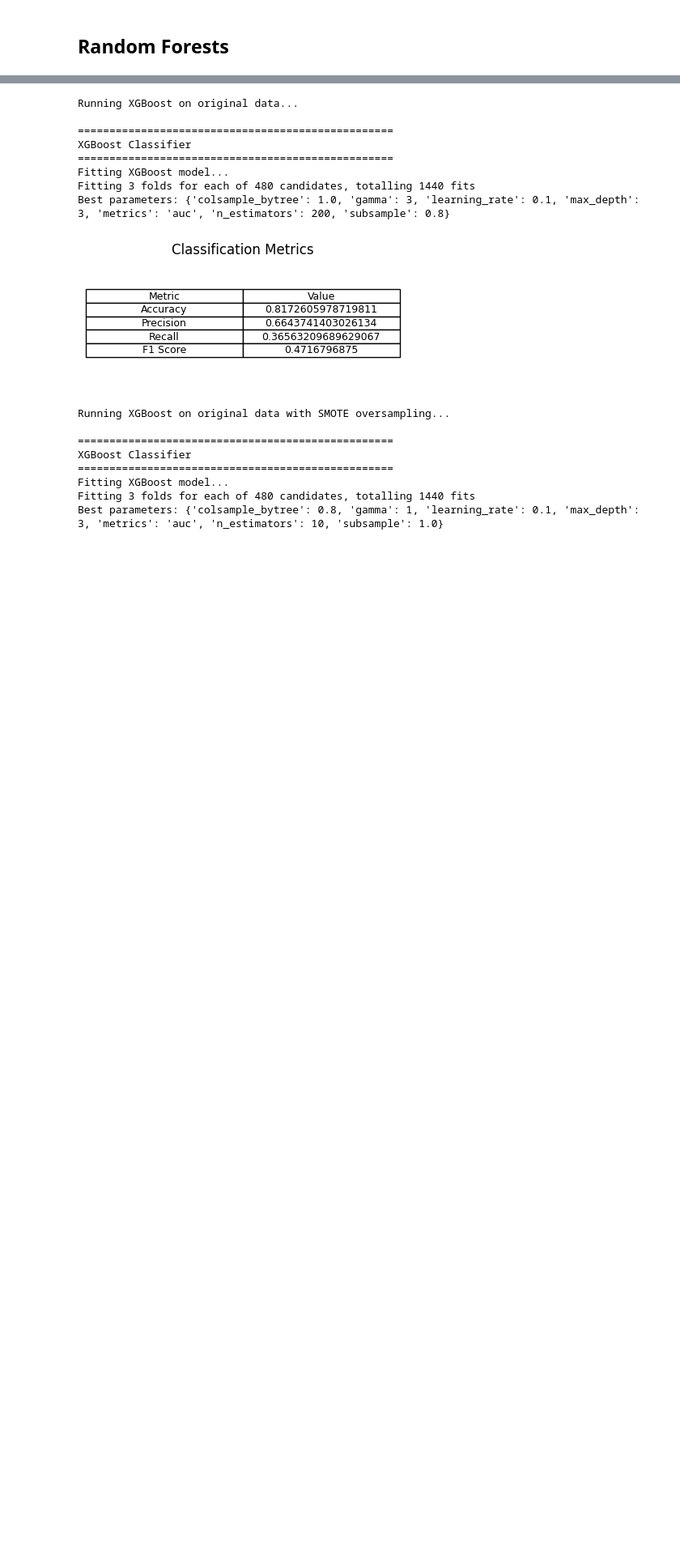
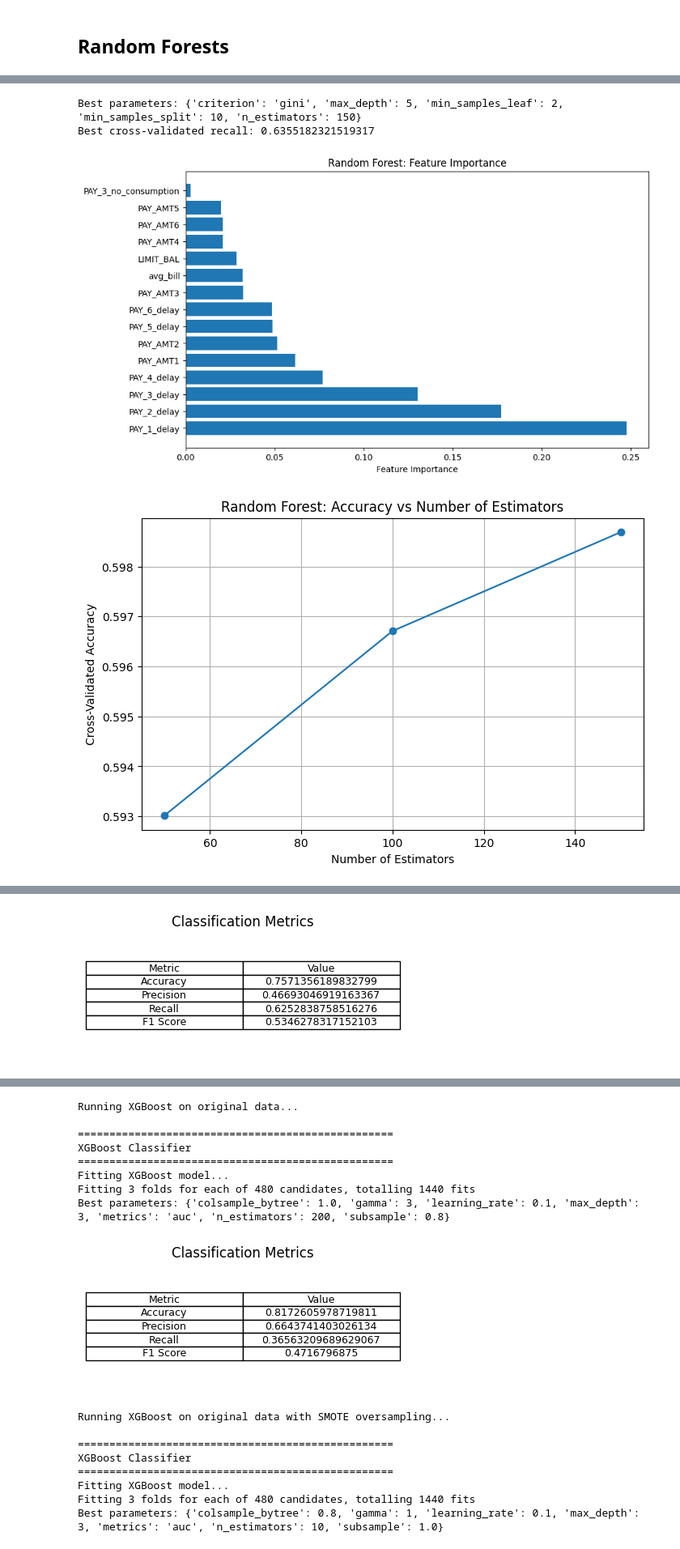
Before and after one commit to Roque97/DS-Project---Predicting-Default-of-Credit-Card-Clients-Taiwan-2005, a Jupyter notebook: notebooks/modeling.ipynb, the cells around one changed output, grey strips where cells are left out. Shown at 81% size. Cells and saved outputs as stored; diff of their text form; code cells hidden in the pictures; blank space fills up the shorter version.

```diff
--- a/notebooks/modeling.ipynb
+++ b/notebooks/modeling.ipynb
@@ -236,0 +345,20 @@ KeyboardInterrupt:
+# %%
+param_grid = {
+            'n_estimators': [50, 100, 150],
+            'max_depth': [3, 5],
+            'min_samples_split': [5, 10],
+            'min_samples_leaf': [2, 4],
+            'criterion': ['gini', 'entropy']
+        }
+
+results_RF_mrmr_smote = RandomForestClassifierModel(mrmr_data.oversample_smote(), plotsQ=True, param_grid=param_grid )
+model_pkl_file = "../saved_models/RF_mrmr_smote_model.pkl"
+os.makedirs(os.path.dirname(model_pkl_file), exist_ok=True)
+with open(model_pkl_file, 'wb') as file:
+    pickle.dump(results_RF_mrmr_smote[0], file)
+print("RF results:", results_RF_mrmr_smote)
+# %% [output]
+Best parameters: {'criterion': 'gini', 'max_depth': 5, 'min_samples_leaf': 2, 'min_samples_split': 10, 'n_estimators': 150}
+Best cross-validated recall: 0.6355182321519317
+[figure, added]
+[figure, added]
@@ -236,0 +368 @@ KeyboardInterrupt:
+[figure, added]
```
Also changed, not shown: parts of 8 cells of this notebook, 13 other files.
